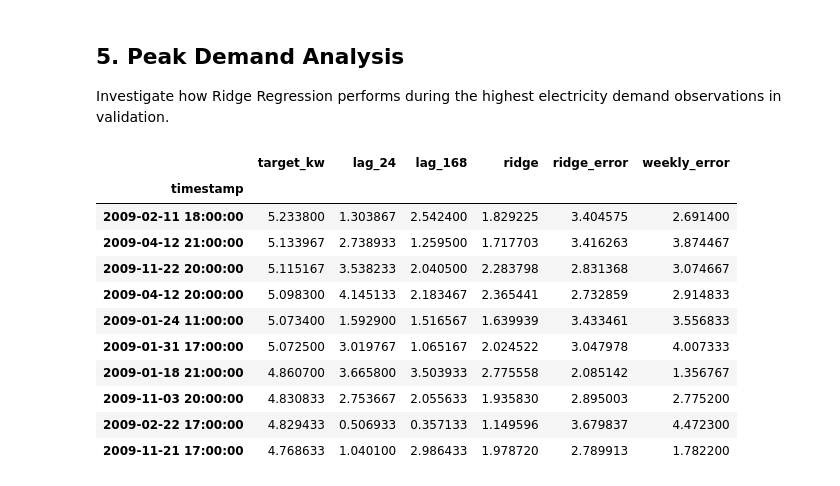
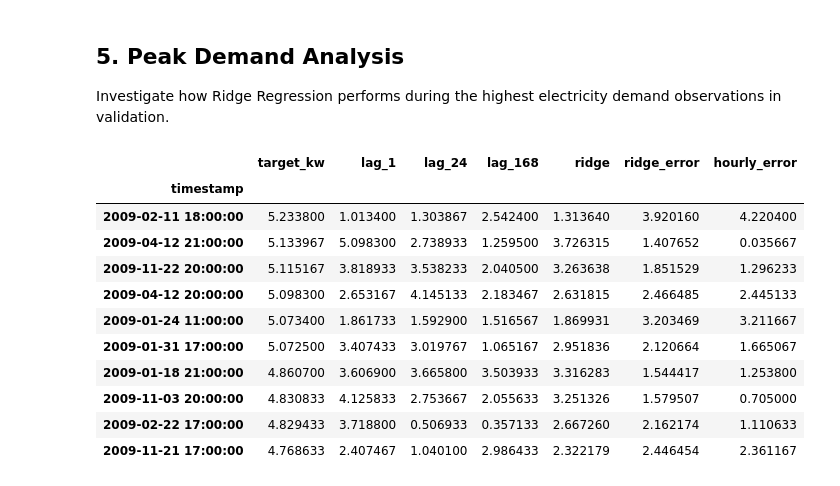
Before and after one commit to akeight/gridpulse, a Jupyter notebook: notebooks/ridge_regression.ipynb, the cells around one changed output. Saved outputs shown, nothing was run; the diff lists cells and outputs as text; code cells hidden in the pictures.

```diff
--- a/notebooks/ridge_regression.ipynb
+++ b/notebooks/ridge_regression.ipynb
@@ -99,6 +100,15 @@ def encode_calendar(X):
         X[f"{col}_sin"] = np.sin(angle)
         X[f"{col}_cos"] = np.cos(angle)
 
+    # Weekday/weekend interaction features
+    X["hour_sin_weekend"] = (
+        X["hour_sin"] * X["is_weekend"]
+    )
+
+    X["hour_cos_weekend"] = (
+        X["hour_cos"] * X["is_weekend"]
+    )
+
     return X.drop(
         columns=["hour", "day_of_week", "month"]
     )
@@ -157,7 +167,7 @@ from sklearn.metrics import mean_absolute_error, mean_squared_error
 
 # Create a comparison dataset
 comparison = val_df[
-    ["target_kw", "lag_24", "lag_168"]
+    ["target_kw", "lag_1", "lag_24", "lag_168"]
 ].copy()
 
 comparison["ridge"] = ridge_predictions
@@ -166,6 +176,7 @@ comparison["ridge"] = ridge_predictions
 results = []
 
 for model, column in [
+    ("Hourly Naive", "lag_1"),
     ("Daily Naive", "lag_24"),
     ("Weekly Naive", "lag_168"),
     ("Ridge Regression", "ridge")
@@ -242,21 +270,21 @@ highest electricity demand observations in validation.
 # %%
 peak_comparison = comparison.nlargest(10, "target_kw").copy()
 
 peak_comparison["ridge_error"] = (peak_comparison["target_kw"] - peak_comparison["ridge"])
 
-peak_comparison["weekly_error"] = (peak_comparison["target_kw"] - peak_comparison["lag_168"])
+peak_comparison["hourly_error"] = (peak_comparison["target_kw"] - peak_comparison["lag_1"])
 
 peak_comparison
 # %% [output]
-|  | target_kw | lag_24 | lag_168 | ridge | ridge_error | weekly_error |
-| timestamp |  |  |  |  |  |  |
-| 2009-02-11 18:00:00 | 5.233800 | 1.303867 | 2.542400 | 1.829225 | 3.404575 | 2.691400 |
-| 2009-04-12 21:00:00 | 5.133967 | 2.738933 | 1.259500 | 1.717703 | 3.416263 | 3.874467 |
-| 2009-11-22 20:00:00 | 5.115167 | 3.538233 | 2.040500 | 2.283798 | 2.831368 | 3.074667 |
-| 2009-04-12 20:00:00 | 5.098300 | 4.145133 | 2.183467 | 2.365441 | 2.732859 | 2.914833 |
-| 2009-01-24 11:00:00 | 5.073400 | 1.592900 | 1.516567 | 1.639939 | 3.433461 | 3.556833 |
-| 2009-01-31 17:00:00 | 5.072500 | 3.019767 | 1.065167 | 2.024522 | 3.047978 | 4.007333 |
-| 2009-01-18 21:00:00 | 4.860700 | 3.665800 | 3.503933 | 2.775558 | 2.085142 | 1.356767 |
-| 2009-11-03 20:00:00 | 4.830833 | 2.753667 | 2.055633 | 1.935830 | 2.895003 | 2.775200 |
-| 2009-02-22 17:00:00 | 4.829433 | 0.506933 | 0.357133 | 1.149596 | 3.679837 | 4.472300 |
-| 2009-11-21 17:00:00 | 4.768633 | 1.040100 | 2.986433 | 1.978720 | 2.789913 | 1.782200 |
+|  | target_kw | lag_1 | lag_24 | lag_168 | ridge | ridge_error | hourly_error |
+| timestamp |  |  |  |  |  |  |  |
+| 2009-02-11 18:00:00 | 5.233800 | 1.013400 | 1.303867 | 2.542400 | 1.313640 | 3.920160 | 4.220400 |
+| 2009-04-12 21:00:00 | 5.133967 | 5.098300 | 2.738933 | 1.259500 | 3.726315 | 1.407652 | 0.035667 |
+| 2009-11-22 20:00:00 | 5.115167 | 3.818933 | 3.538233 | 2.040500 | 3.263638 | 1.851529 | 1.296233 |
+| 2009-04-12 20:00:00 | 5.098300 | 2.653167 | 4.145133 | 2.183467 | 2.631815 | 2.466485 | 2.445133 |
+| 2009-01-24 11:00:00 | 5.073400 | 1.861733 | 1.592900 | 1.516567 | 1.869931 | 3.203469 | 3.211667 |
+| 2009-01-31 17:00:00 | 5.072500 | 3.407433 | 3.019767 | 1.065167 | 2.951836 | 2.120664 | 1.665067 |
+| 2009-01-18 21:00:00 | 4.860700 | 3.606900 | 3.665800 | 3.503933 | 3.316283 | 1.544417 | 1.253800 |
+| 2009-11-03 20:00:00 | 4.830833 | 4.125833 | 2.753667 | 2.055633 | 3.251326 | 1.579507 | 0.705000 |
+| 2009-02-22 17:00:00 | 4.829433 | 3.718800 | 0.506933 | 0.357133 | 2.667260 | 2.162174 | 1.110633 |
+| 2009-11-21 17:00:00 | 4.768633 | 2.407467 | 1.040100 | 2.986433 | 2.322179 | 2.446454 | 2.361167 |
```
Also changed, not shown: parts of 20 cells of this notebook.
